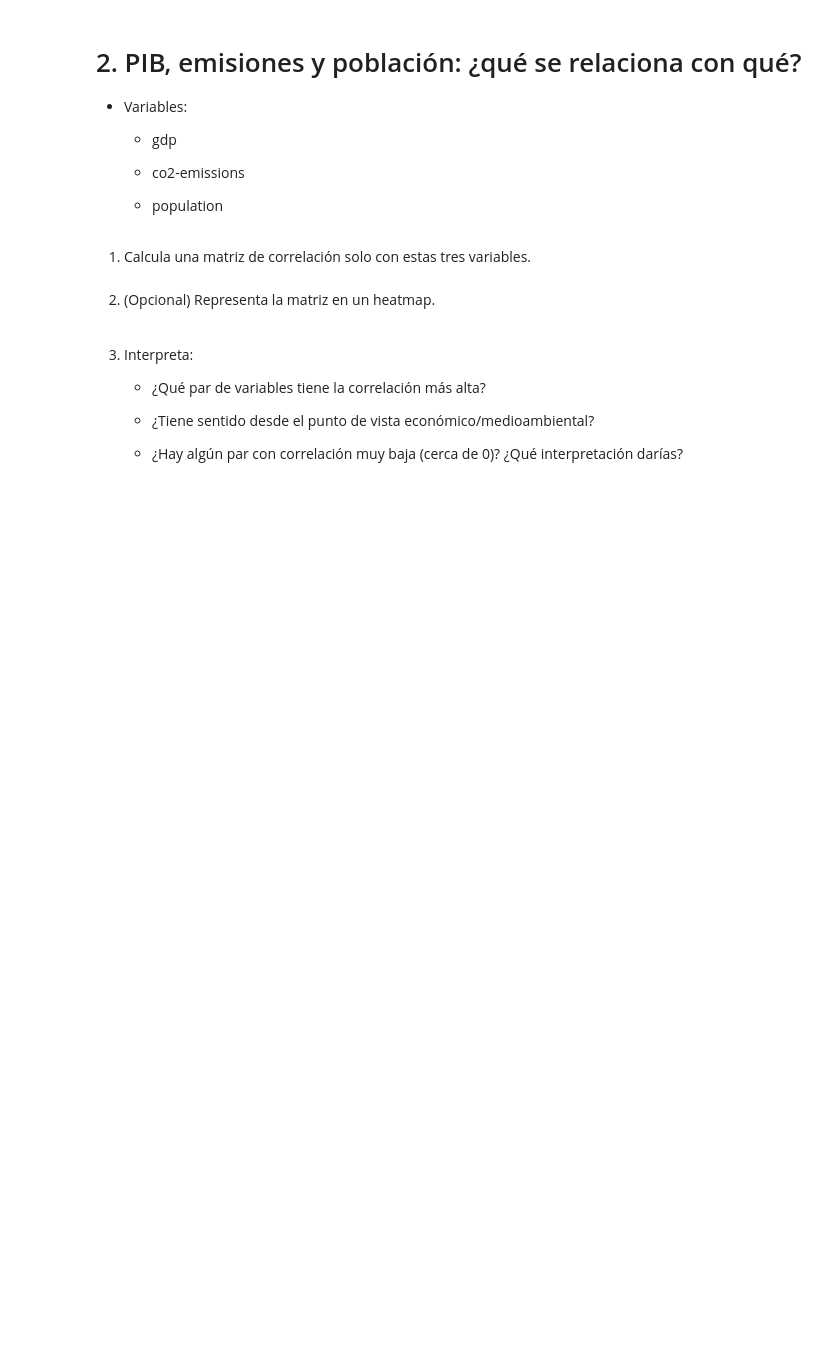
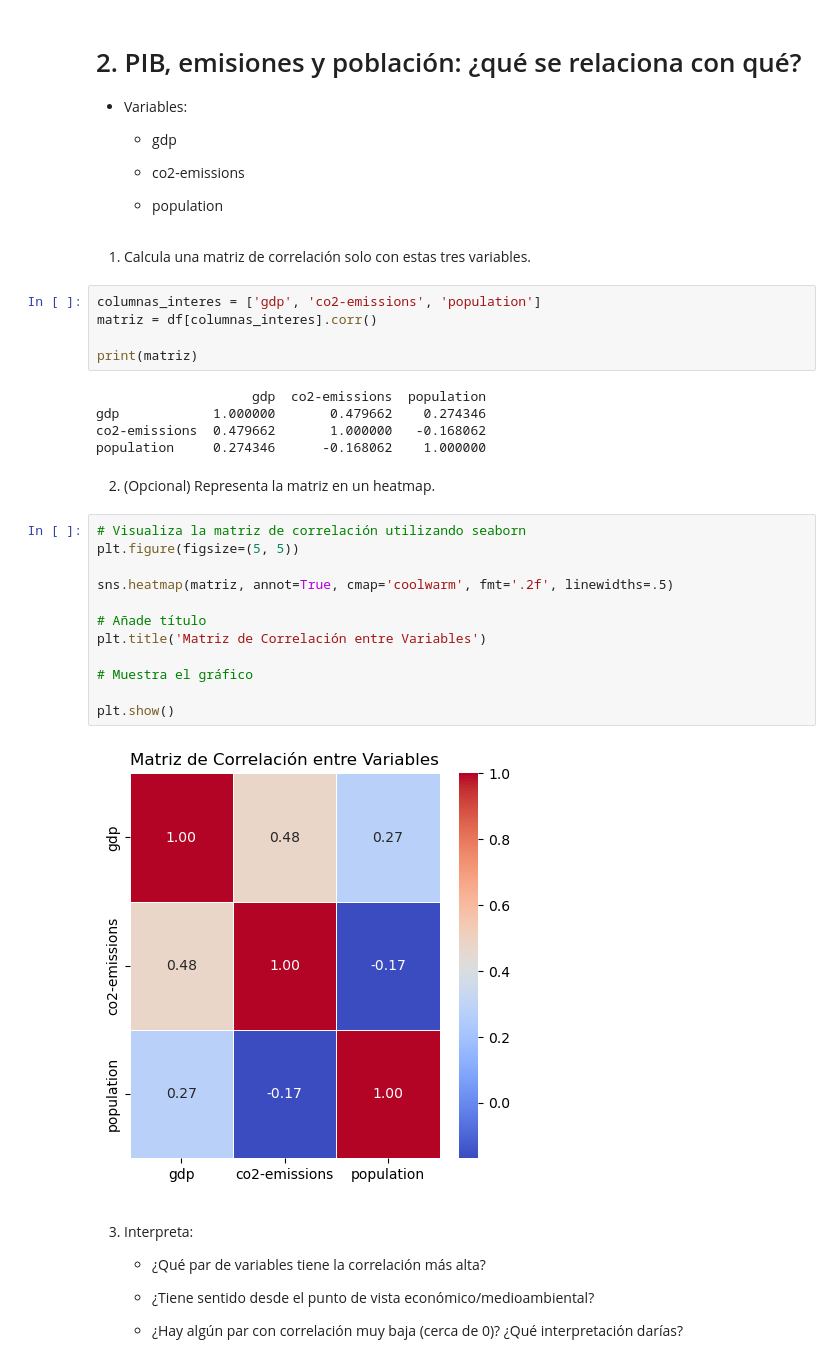
Before and after one commit to PatriciaAnaya/modulo-3-equipo-4-pair, a Jupyter notebook: modulo3-pair-estadistica-descriptiva-ii.ipynb, the cells around one changed output. Cells and saved outputs as stored; diff of their text form; blank space fills up the shorter version.

```diff
--- a/modulo3-pair-estadistica-descriptiva-ii.ipynb
+++ b/modulo3-pair-estadistica-descriptiva-ii.ipynb
@@ -34,8 +83,32 @@
     - population
 # %% [markdown]
 1. Calcula una matriz de correlación solo con estas tres variables.
+# %%
+columnas_interes = ['gdp', 'co2-emissions', 'population']
+matriz = df[columnas_interes].corr()
+
+print(matriz)
+# %% [output]
+                    gdp  co2-emissions  population
+gdp            1.000000       0.479662    0.274346
+co2-emissions  0.479662       1.000000   -0.168062
+population     0.274346      -0.168062    1.000000
 # %% [markdown]
 2. (Opcional) Representa la matriz en un heatmap.
+# %%
+# Visualiza la matriz de correlación utilizando seaborn
+plt.figure(figsize=(5, 5))
+
+sns.heatmap(matriz, annot=True, cmap='coolwarm', fmt='.2f', linewidths=.5)
+
+# Añade título
+plt.title('Matriz de Correlación entre Variables')
+
+# Muestra el gráfico
+
+plt.show()
+# %% [output]
+[figure, added]
 # %% [markdown]
 3. Interpreta:
 
```
Also changed, not shown: parts of 7 cells of this notebook.
